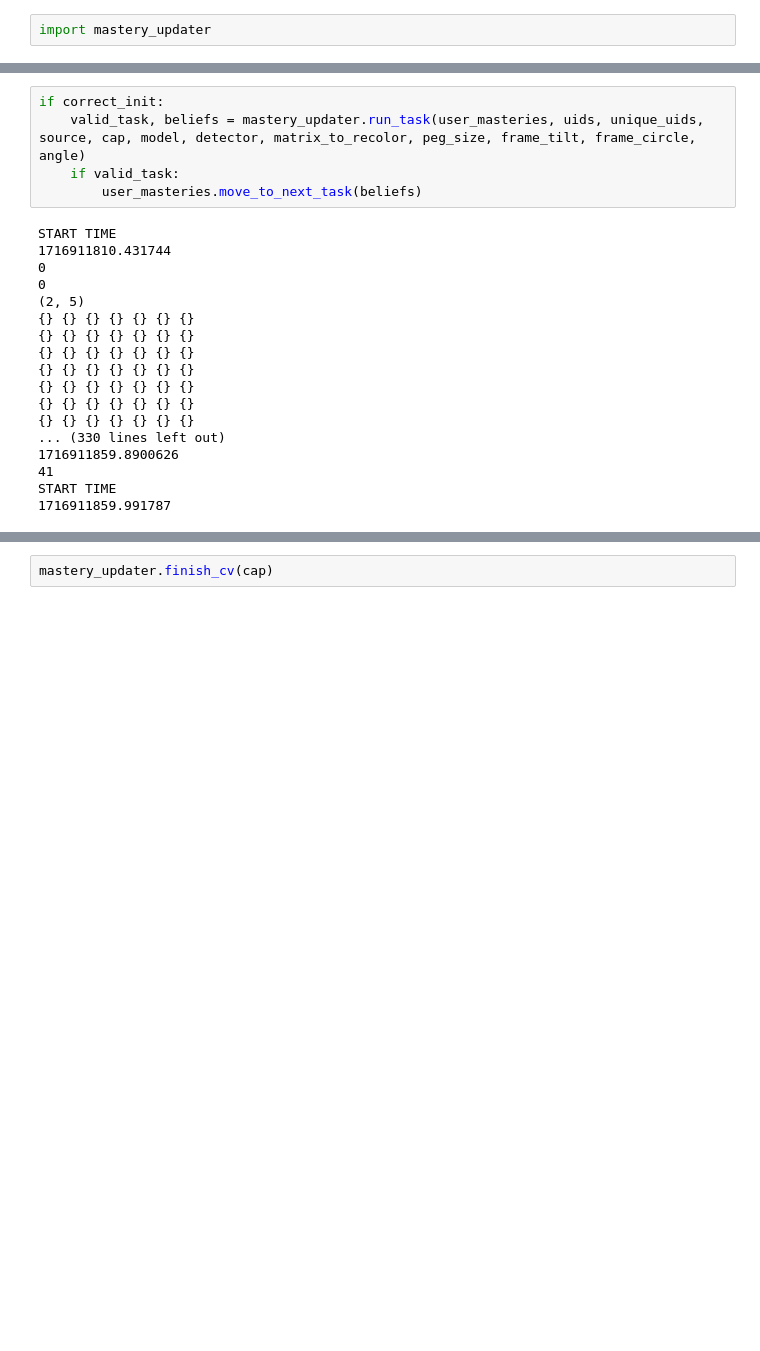
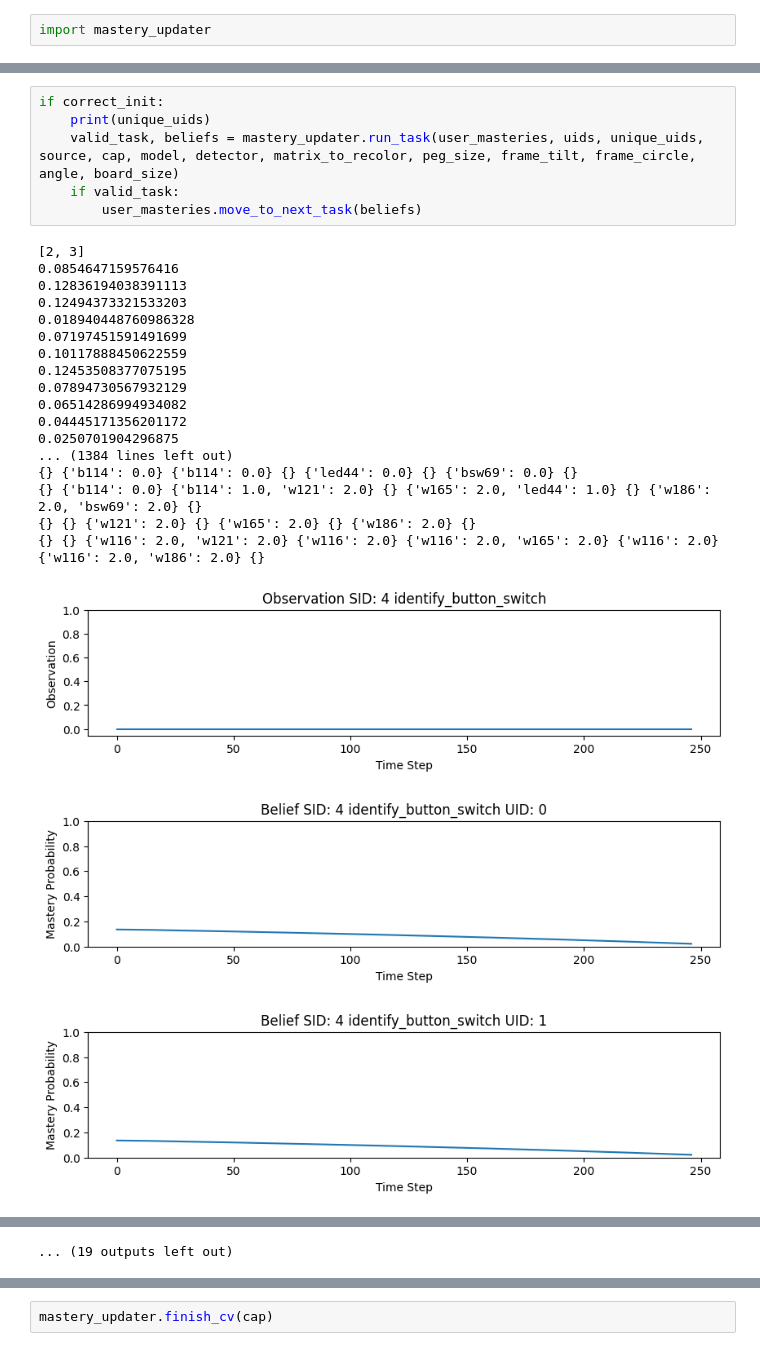
Before and after one commit to Alex-Popa-Florea/final_year_project, a Jupyter notebook: CTDBKT/user_study.ipynb, the cells around one changed output, grey strips where cells are left out. Drawn from its saved outputs; the diff is of its cells as text; blank space fills up the shorter version.

```diff
--- a/CTDBKT/user_study.ipynb
+++ b/CTDBKT/user_study.ipynb
@@ -73,23 +86,27 @@ KeyboardInterrupt:
 # %%
 if correct_init:
-    valid_task, beliefs = mastery_updater.run_task(user_masteries, uids, unique_uids, source, cap, model, detector, matrix_to_recolor, peg_size, frame_tilt, frame_circle, angle)
+    print(unique_uids)
+    valid_task, beliefs = mastery_updater.run_task(user_masteries, uids, unique_uids, source, cap, model, detector, matrix_to_recolor, peg_size, frame_tilt, frame_circle, angle, board_size)
     if valid_task:
         user_masteries.move_to_next_task(beliefs)
 # %% [output]
-START TIME
-1716911810.431744
-0
-0
-(2, 5)
-{} {} {} {} {} {} {}
-{} {} {} {} {} {} {}
-{} {} {} {} {} {} {}
-{} {} {} {} {} {} {}
-{} {} {} {} {} {} {}
-{} {} {} {} {} {} {}
-{} {} {} {} {} {} {}
-... (330 lines left out)
-1716911859.8900626
-41
-START TIME
-1716911859.991787
+[2, 3]
+0.0854647159576416
+0.12836194038391113
+0.12494373321533203
+0.018940448760986328
+0.07197451591491699
+0.10117888450622559
+0.12453508377075195
+0.07894730567932129
+0.06514286994934082
+0.04445171356201172
+0.0250701904296875
+... (1384 lines left out)
+{} {'b114': 0.0} {'b114': 0.0} {} {'led44': 0.0} {} {'bsw69': 0.0} {}
+{} {'b114': 0.0} {'b114': 1.0, 'w121': 2.0} {} {'w165': 2.0, 'led44': 1.0} {} {'w186': 2.0, 'bsw69': 2.0} {}
+{} {} {'w121': 2.0} {} {'w165': 2.0} {} {'w186': 2.0} {}
+{} {} {'w116': 2.0, 'w121': 2.0} {'w116': 2.0} {'w116': 2.0, 'w165': 2.0} {'w116': 2.0} {'w116': 2.0, 'w186': 2.0} {}
+[figure, added]
+[figure, added]
+[figure, added]
@@ -96,2 +121,3 @@ START TIME
+... (19 outputs left out)
 # %%
 if correct_init:
```
Also changed, not shown: parts of 6 cells of this notebook, 10 other files.
